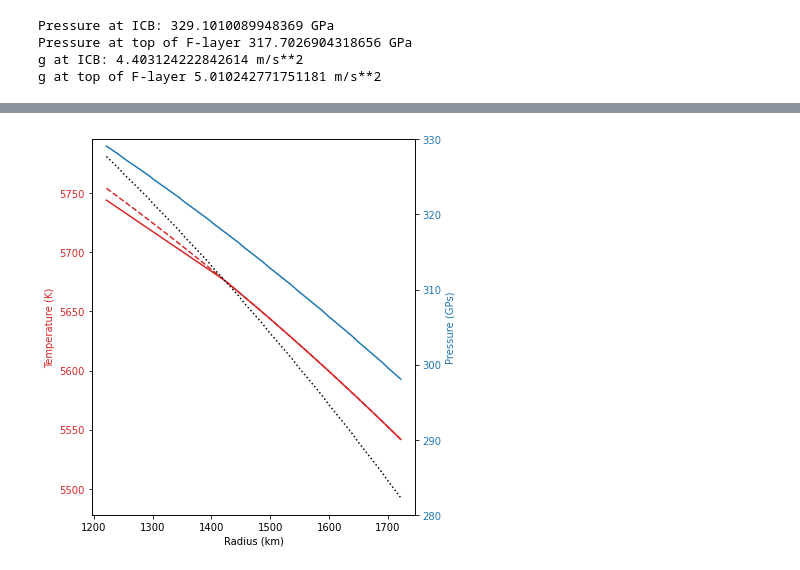
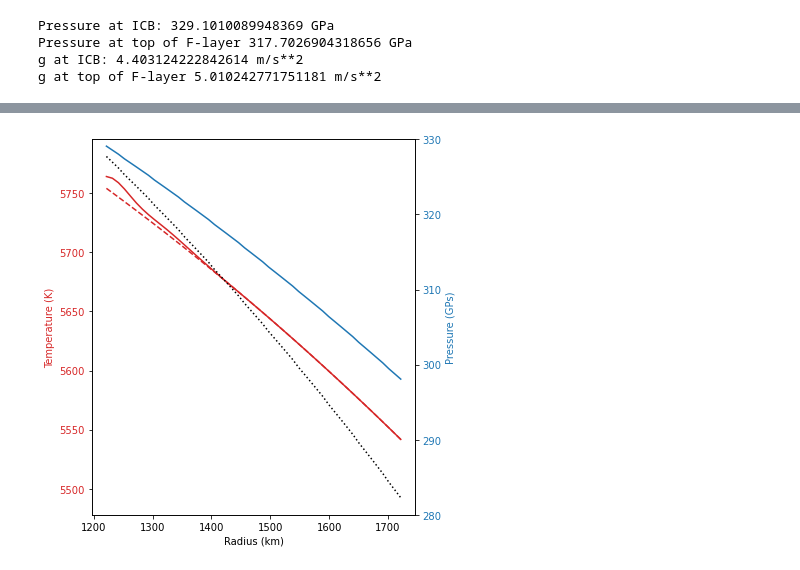
Before and after one commit to andreww/slurry, a Jupyter notebook: f-layer-nuc.ipynb, the cells around one changed output, grey strips where cells are left out. Drawn from its saved outputs; the diff is of its cells as text; code cells hidden in the pictures.

Commit message:
Use cubic splines for temperature function
The optimiser now seems to work. At least for five
points. Lots of changes needed in various support
scripts (e.g. for results plotting) though.

```diff
--- a/f-layer-nuc.ipynb
+++ b/f-layer-nuc.ipynb
@@ -19,6 +19,8 @@ f_layer_thickness = 200.0e3
 radius_top_flayer = radius_inner_core + f_layer_thickness # 200 km thick.
 radius_cmb = 3480.0e3 # We only need this for setup.
 gamma = 1.5
+analysis_points = np.linspace(
+    radius_inner_core, radius_top_flayer, 5)
 
 # Check PREM works ... and print some interesting values
 prem = earth_model.Prem()
@@ -29,9 +31,9 @@ print("g at top of F-layer", prem.gravity(radius_top_flayer/1000.0), "m/s**2")
 
 # Generate the functions for temperautre,
 # composition, pressure and gravity
-tfunc, atfunc, xfunc, pfunc, \
+tfunc, atfunc, ftfunc, t_func_creator, xfunc, pfunc, \
     gfunc = flayer.setup_flayer_functions(radius_inner_core, radius_cmb, f_layer_thickness,
-                                                    gamma, 10.0, 0.95, 0.95)
+                                                    gamma, -10.0, 0.95, 0.95, analysis_points)
 
 print("Temperature at CMB is", tfunc(radius_cmb), "K")
 print("Temberature at top of F-layer is", tfunc(radius_top_flayer), "K")
@@ -81,4 +83,4 @@ Temberature at ICB is 5744.191075723928 K
-[figure, old version]
+[figure, new version]
 # %%
 rc_s = []
 i_s = []
```
Also changed, not shown: parts of 2 cells of this notebook, 3 other files.
